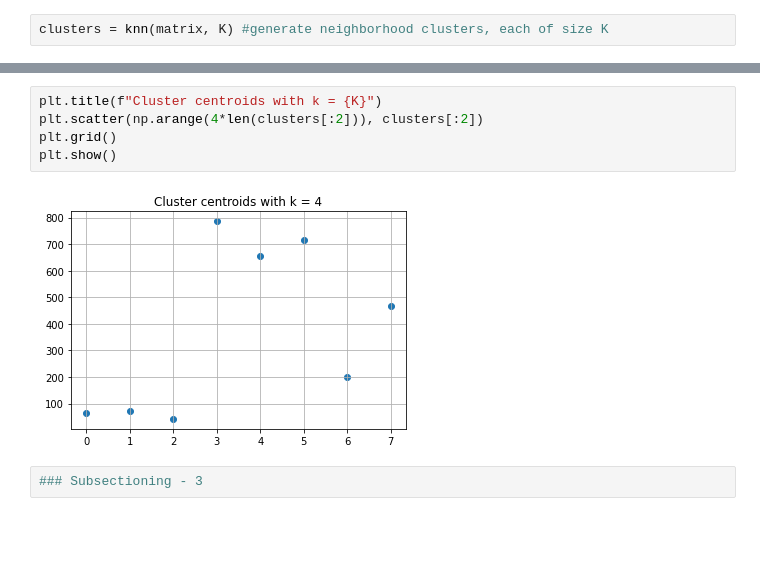
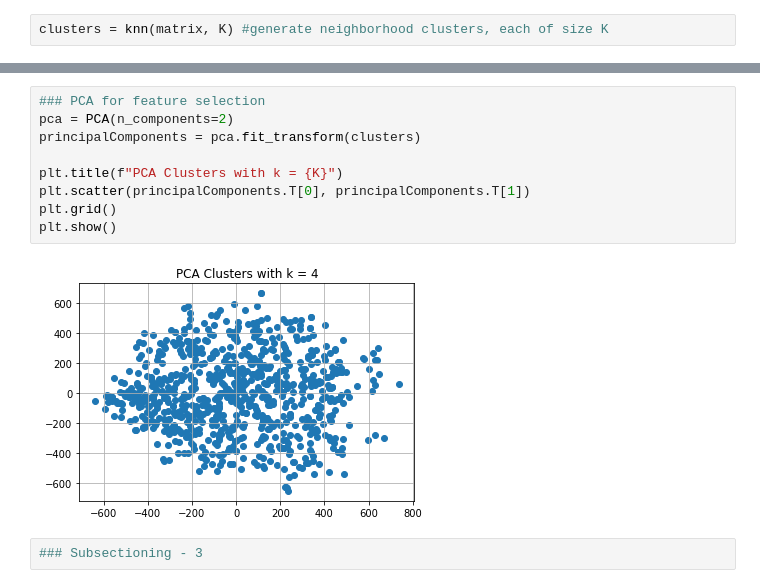
Before and after one commit to AI-VTRC/XAI-for-Policy, a Jupyter notebook: datasets/laws/data_pipeline.ipynb, the cells around one changed output, grey strips where cells are left out. Saved outputs shown, nothing was run; the diff lists cells and outputs as text; blank space fills up the shorter version.

```diff
--- a/datasets/laws/data_pipeline.ipynb
+++ b/datasets/laws/data_pipeline.ipynb
@@ -187,10 +195,14 @@ plt.show()
-# %%
-plt.title(f"Cluster centroids with k = {K}")
-plt.scatter(np.arange(4*len(clusters[:2])), clusters[:2])
-plt.grid()
-plt.show()
-# %% [output]
-[figure, removed]
+# %%
+### PCA for feature selection
+pca = PCA(n_components=2)
+principalComponents = pca.fit_transform(clusters)
+
+plt.title(f"PCA Clusters with k = {K}")
+plt.scatter(principalComponents.T[0], principalComponents.T[1])
+plt.grid()
+plt.show()
+# %% [output]
+[figure, added]
 # %%
 ### Subsectioning - 3
 # %%
```
Also changed, not shown: parts of 13 cells of this notebook.
